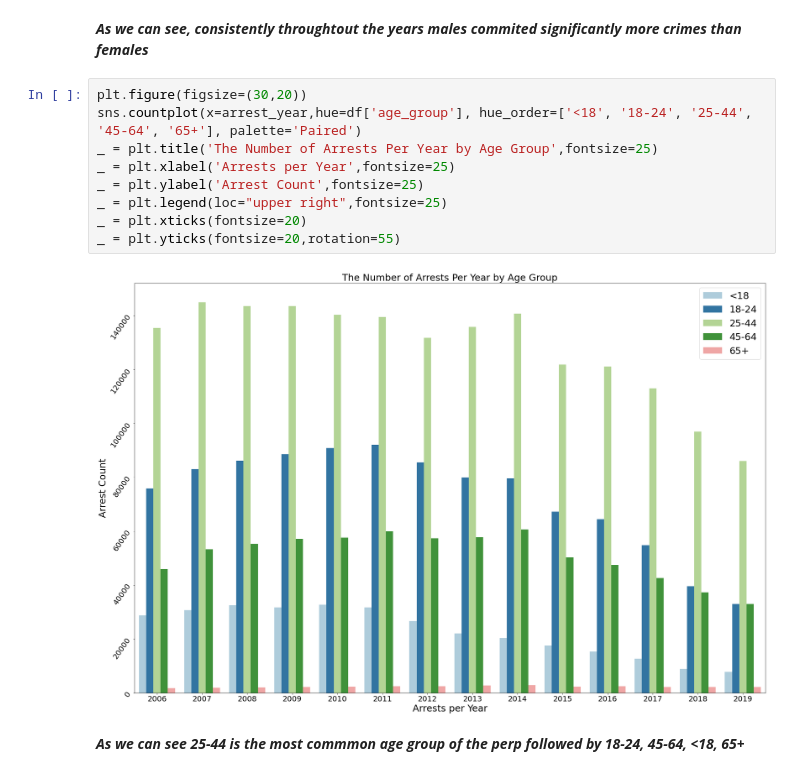
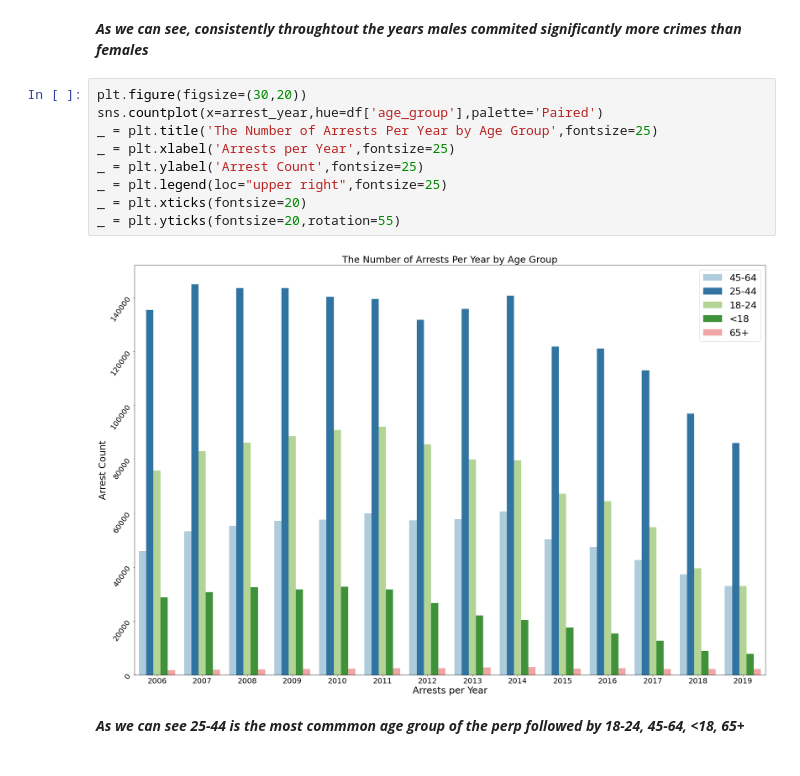
Before and after one commit to Gkimatov/CS-460, a Jupyter notebook: 460_Data_Visualization.ipynb, the cells around one changed output. Saved outputs shown, nothing was run; the diff lists cells and outputs as text.

```diff
--- a/460_Data_Visualization.ipynb
+++ b/460_Data_Visualization.ipynb
@@ -111,15 +111,15 @@ _ = plt.yticks(fontsize=20,rotation=55)
 ***As we can see, consistently throughtout the years males commited significantly more crimes than females***
 # %%
 plt.figure(figsize=(30,20))
-sns.countplot(x=arrest_year,hue=df['age_group'], hue_order=['<18', '18-24', '25-44', '45-64', '65+'], palette='Paired')
+sns.countplot(x=arrest_year,hue=df['age_group'],palette='Paired')
 _ = plt.title('The Number of Arrests Per Year by Age Group',fontsize=25)
 _ = plt.xlabel('Arrests per Year',fontsize=25)
 _ = plt.ylabel('Arrest Count',fontsize=25)
 _ = plt.legend(loc="upper right",fontsize=25)
 _ = plt.xticks(fontsize=20)
 _ = plt.yticks(fontsize=20,rotation=55)
 # %% [output]
-[figure, old version]
+[figure, new version]
 # %% [markdown]
 ***As we can see 25-44 is the most commmon age group of the perp followed by 18-24, 45-64, <18, 65+***
 # %%
```
Also changed, not shown: parts of 1 cell of this notebook.
